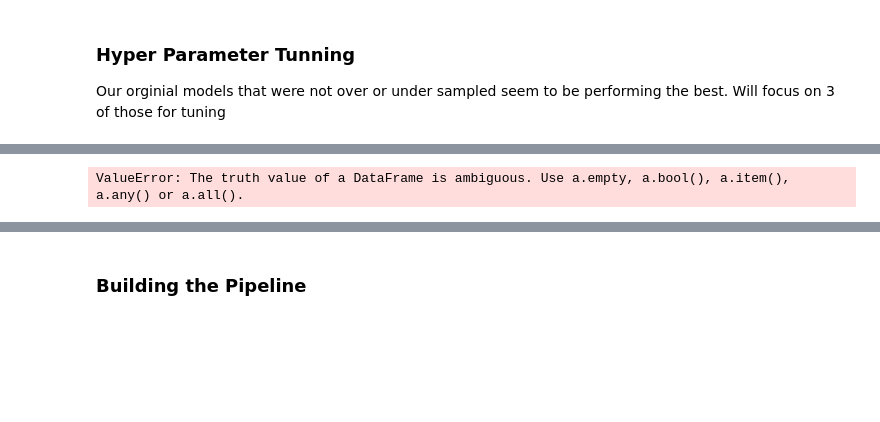
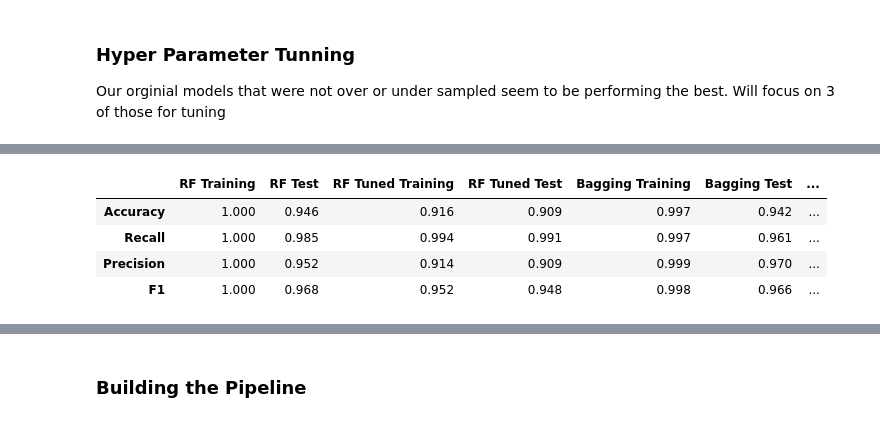
Before and after one commit to jarato123/AI-Class, a Jupyter notebook: Feature Selection, Model Selection and Tuning/fs-ms-tuning-final.ipynb, the cells around one changed output, grey strips where cells are left out. Cells and saved outputs as stored; diff of their text form; code cells hidden in the pictures; blank space fills up the shorter version.

```diff
--- a/Feature Selection, Model Selection and Tuning/fs-ms-tuning-final.ipynb
+++ b/Feature Selection, Model Selection and Tuning/fs-ms-tuning-final.ipynb
@@ -1216,10 +1232,15 @@ bagging_compare.head()
 [interactive output not drawn]
 # %%
 model_compare = rf_compare.copy()
-model_compare = model_compare.append(bagging_compare, ab_compare)
-model_compare.head()
+model_compare = model_compare.append(bagging_compare)
+model_compare = model_compare.append(ab_compare)
+model_compare.head(12).T
 # %% [output]
-ValueError: The truth value of a DataFrame is ambiguous. Use a.empty, a.bool(), a.item(), a.any() or a.all().
+|  | RF Training | RF Test | RF Tuned Training | RF Tuned Test | Bagging Training | Bagging Test | ... |
+| Accuracy | 1.000 | 0.946 | 0.916 | 0.909 | 0.997 | 0.942 | ... |
+| Recall | 1.000 | 0.985 | 0.994 | 0.991 | 0.997 | 0.961 | ... |
+| Precision | 1.000 | 0.952 | 0.914 | 0.909 | 0.999 | 0.970 | ... |
+| F1 | 1.000 | 0.968 | 0.952 | 0.948 | 0.998 | 0.966 | ... |
 [interactive output not drawn]
 # %% [markdown]
 ### Building the Pipeline
```
Also changed, not shown: parts of 5 cells of this notebook.
